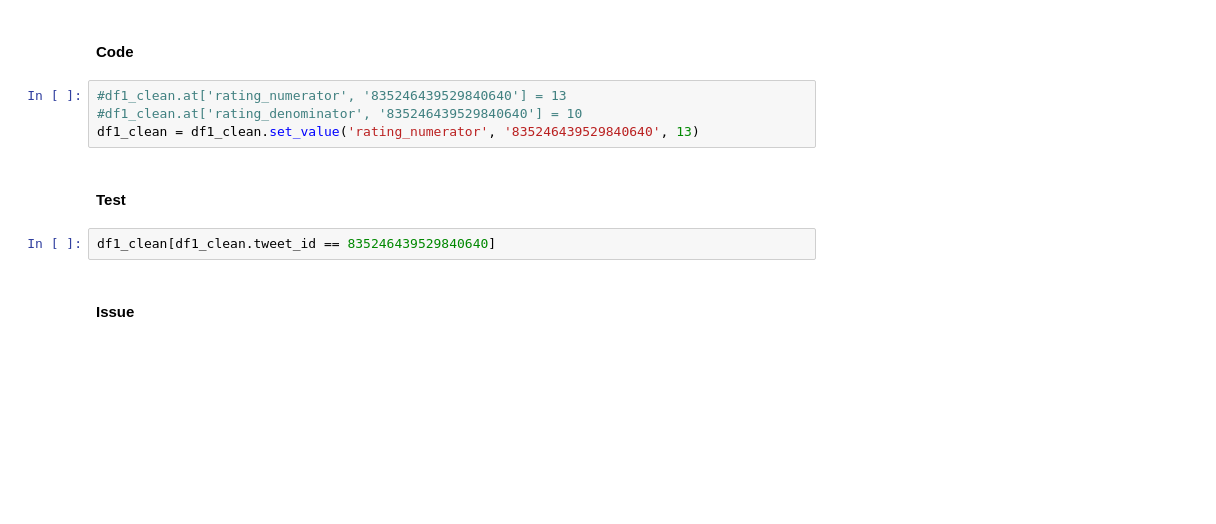
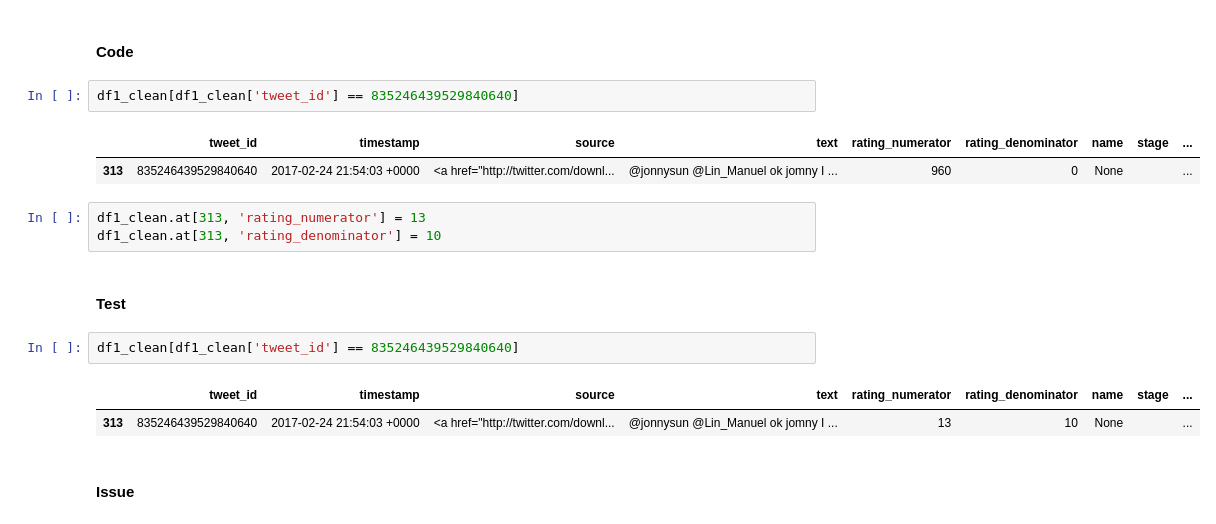
Before and after one commit to deepaksithu/Twitter_Archive_Analysis_Project, a Jupyter notebook: wrangle_act.ipynb, the cells around one changed output. Saved outputs shown, nothing was run; the diff lists cells and outputs as text; blank space fills up the shorter version.

```diff
--- a/wrangle_act.ipynb
+++ b/wrangle_act.ipynb
@@ -503,14 +494,21 @@ For df1 the rating_numerator and rating_denominator for tweet_id 835246439529840
 Change rating_numerator and rating_denominator values for this one tweet_id.
 # %% [markdown]
 #### Code
+# %%
+df1_clean[df1_clean['tweet_id'] == 835246439529840640]
+# %% [output]
+|  | tweet_id | timestamp | source | text | rating_numerator | rating_denominator | name | stage | ... |
+| 313 | 835246439529840640 | 2017-02-24 21:54:03 +0000 | <a href="http://twitter.com/downl... | @jonnysun @Lin_Manuel ok jomny I ... | 960 | 0 | None |  | ... |
 # %%
-#df1_clean.at['rating_numerator', '835246439529840640'] = 13
-#df1_clean.at['rating_denominator', '835246439529840640'] = 10
-df1_clean = df1_clean.set_value('rating_numerator', '835246439529840640', 13)
+df1_clean.at[313, 'rating_numerator'] = 13
+df1_clean.at[313, 'rating_denominator'] = 10
 # %% [markdown]
 #### Test
 # %%
-df1_clean[df1_clean.tweet_id == 835246439529840640]
+df1_clean[df1_clean['tweet_id'] == 835246439529840640]
+# %% [output]
+|  | tweet_id | timestamp | source | text | rating_numerator | rating_denominator | name | stage | ... |
+| 313 | 835246439529840640 | 2017-02-24 21:54:03 +0000 | <a href="http://twitter.com/downl... | @jonnysun @Lin_Manuel ok jomny I ... | 13 | 10 | None |  | ... |
 # %% [markdown]
 #### Issue
 # %% [markdown]
```
Also changed, not shown: parts of 42 cells of this notebook.
